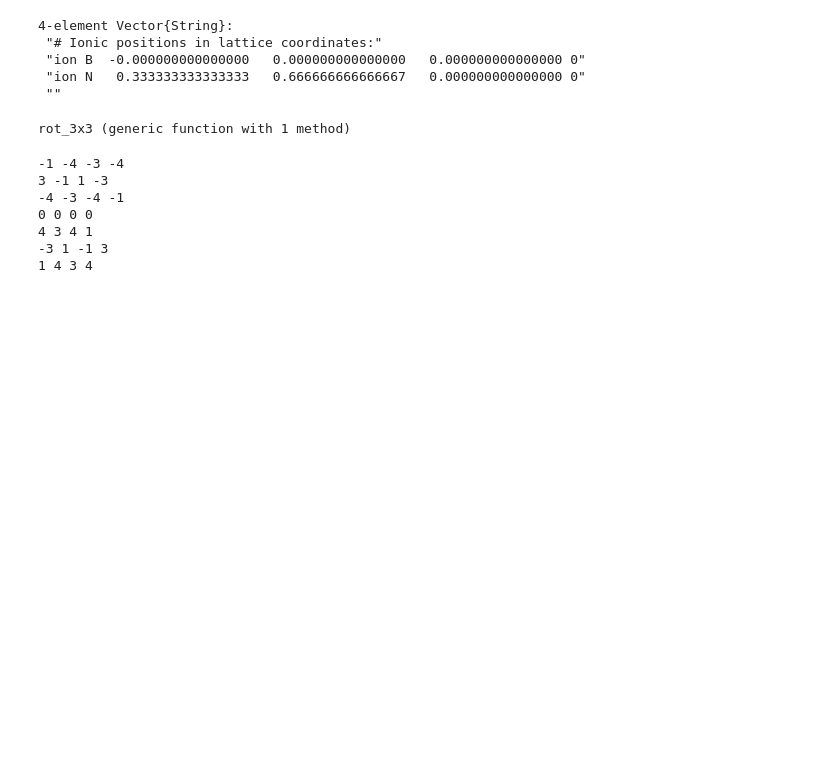
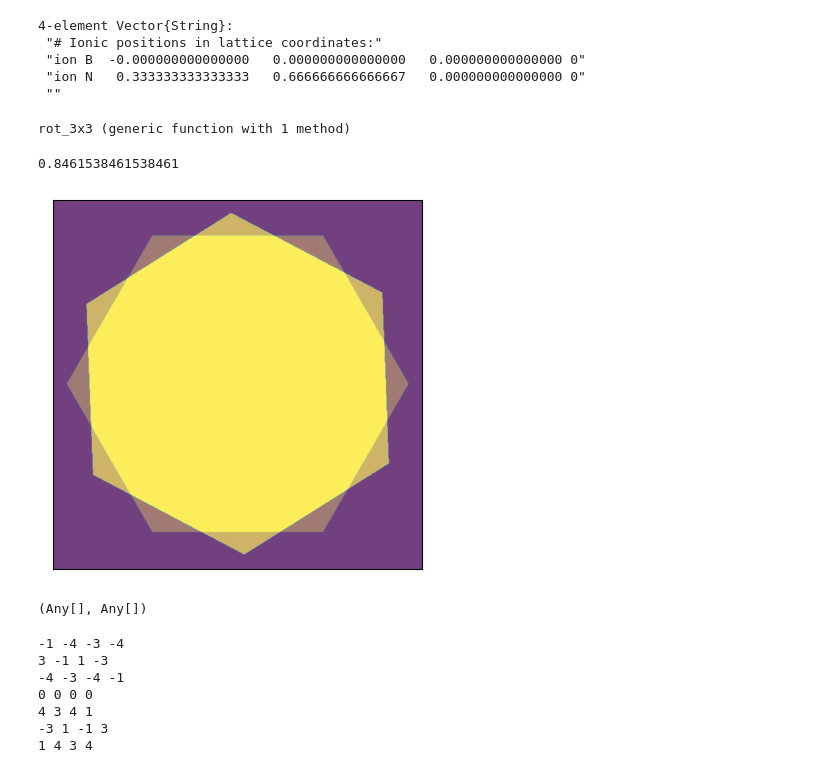
Before and after one commit to AliGhorashiCMT/Plasmons_Paper, a Jupyter notebook: Moire_Figs/Make_Lattice_13.ipynb, the cells around one changed output. Saved outputs shown, nothing was run; the diff lists cells and outputs as text; code cells hidden in the pictures; blank space fills up the shorter version.

Commit message:
Further visualization of moire twist

```diff
--- a/Moire_Figs/Make_Lattice_13.ipynb
+++ b/Moire_Figs/Make_Lattice_13.ipynb
@@ -31,8 +55,28 @@ function rot_3x3(θ::Real)
 end
 # %% [output]
 rot_3x3 (generic function with 1 method)
+# %%
+11/13
+# %% [output]
+0.8461538461538461
 # %%
-# we take q=2, p=1
+θ = acos(11/13)
+unit_cell_array1=zeros(600, 600);
+unit_cell_array2=zeros(600, 600);
+for i in 1:600
+    for j in 1:600
+        unit_cell_array1[i, j] = in_wigner_seitz([v1, v2, v3], [(i-300)/(4*48), (j-300)/(4*48), 0], n=1)
+        unit_cell_array2[i, j] = in_wigner_seitz([rot_3x3(θ)*v1, rot_3x3(θ)*v2, v3], [(i-300)*1/(4*48), (j-300)*1/(4*48), 0], n=1)
+    end
+end
+# %%
+imshow(unit_cell_array1, alpha=0.5)
+imshow(unit_cell_array2, alpha=0.5)
+xticks(Float64[])
+yticks(Float64[])
+# %% [output]
+[figure, added]
+(Any[], Any[])
 # %%
 θ = acos(11/13)
 
```
Also changed, not shown: parts of 5 cells of this notebook, 1 other file.
